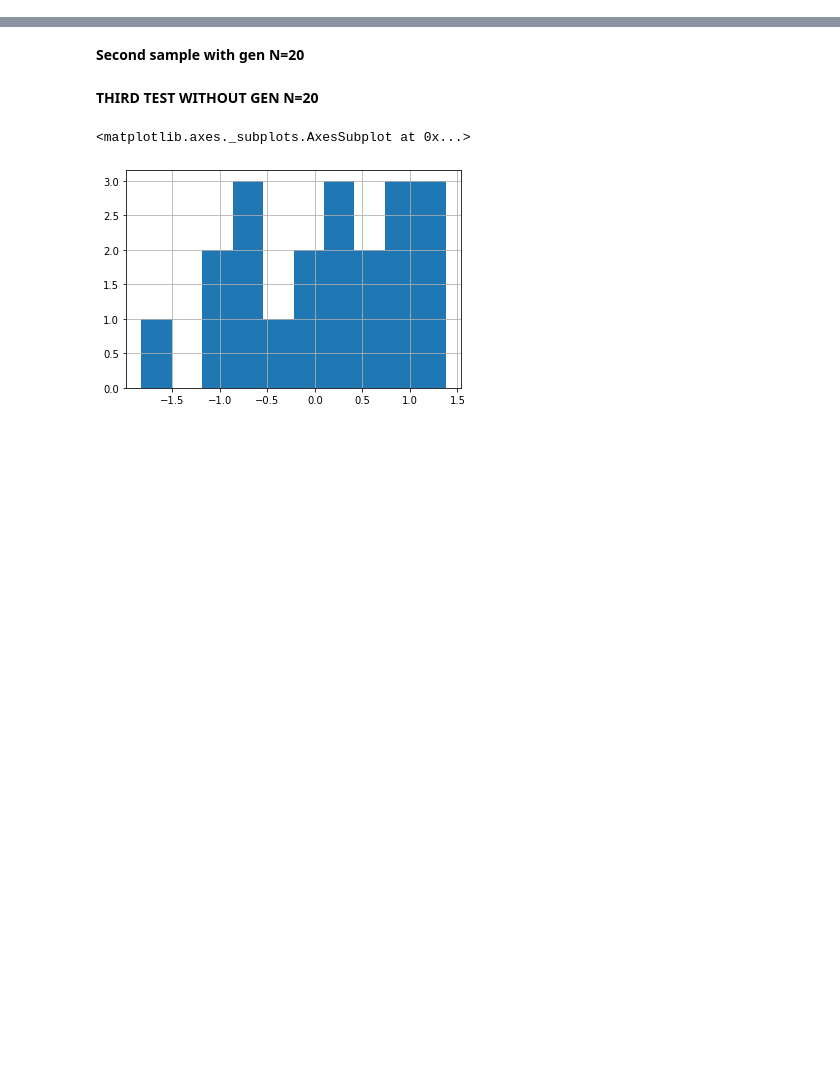
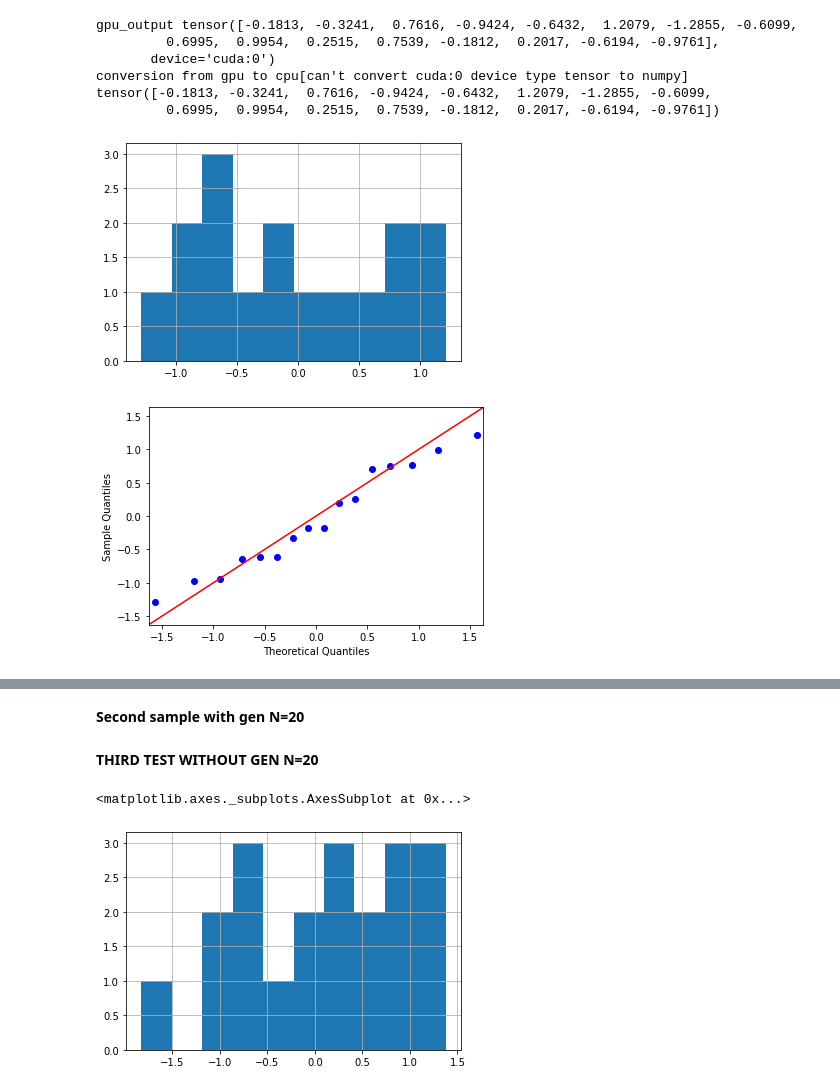
Before and after one commit to PradeepChandrasekaran/PradeepResume, a Jupyter notebook: Randn_Distribution_Check.ipynb, the cells around one changed output, grey strips where cells are left out. Cells and saved outputs as stored; diff of their text form; code cells hidden in the pictures; blank space fills up the shorter version.

```diff
--- a/Randn_Distribution_Check.ipynb
+++ b/Randn_Distribution_Check.ipynb
@@ -39,0 +30,19 @@ hpu1=[
+# %%
+torch.manual_seed(seed)
+gpu=torch.randn(size).to(device)
+print("gpu_output",gpu)
+gpu=gpu.to("cpu")
+print("conversion from gpu to cpu[can't convert cuda:0 device type tensor to numpy]",gpu)
+gpu_hist = pd.Series(gpu)
+gpu_hist.hist()
+gpu_qplot = np.array(gpu)
+sm.qqplot(gpu_qplot, line='45')
+pylab.show()
+# %% [output]
+gpu_output tensor([-0.1813, -0.3241,  0.7616, -0.9424, -0.6432,  1.2079, -1.2855, -0.6099,
+         0.6995,  0.9954,  0.2515,  0.7539, -0.1812,  0.2017, -0.6194, -0.9761],
+       device='cuda:0')
+conversion from gpu to cpu[can't convert cuda:0 device type tensor to numpy] tensor([-0.1813, -0.3241,  0.7616, -0.9424, -0.6432,  1.2079, -1.2855, -0.6099,
+         0.6995,  0.9954,  0.2515,  0.7539, -0.1812,  0.2017, -0.6194, -0.9761])
+[figure, added]
+[figure, added]
```
Also changed, not shown: parts of 14 cells of this notebook.
